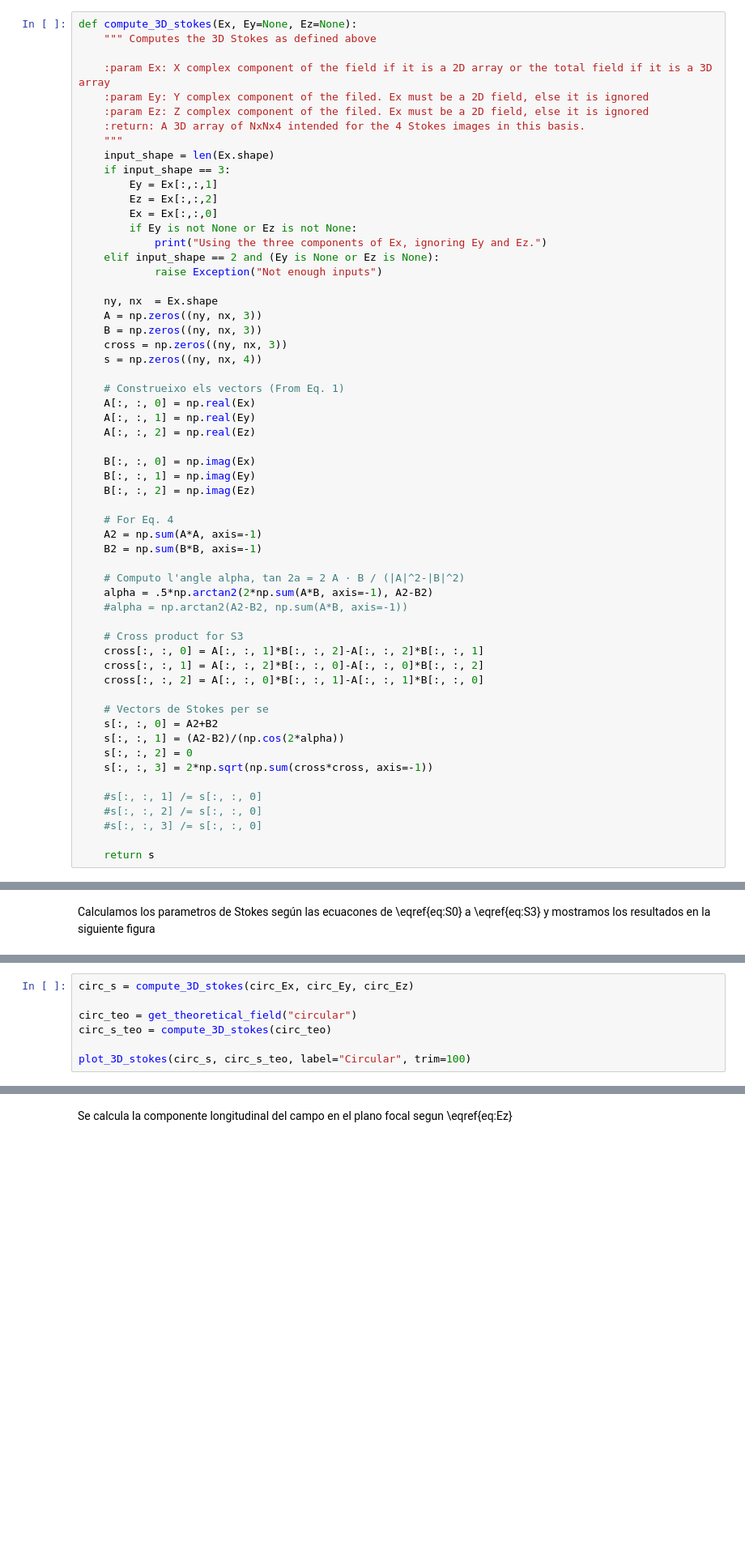
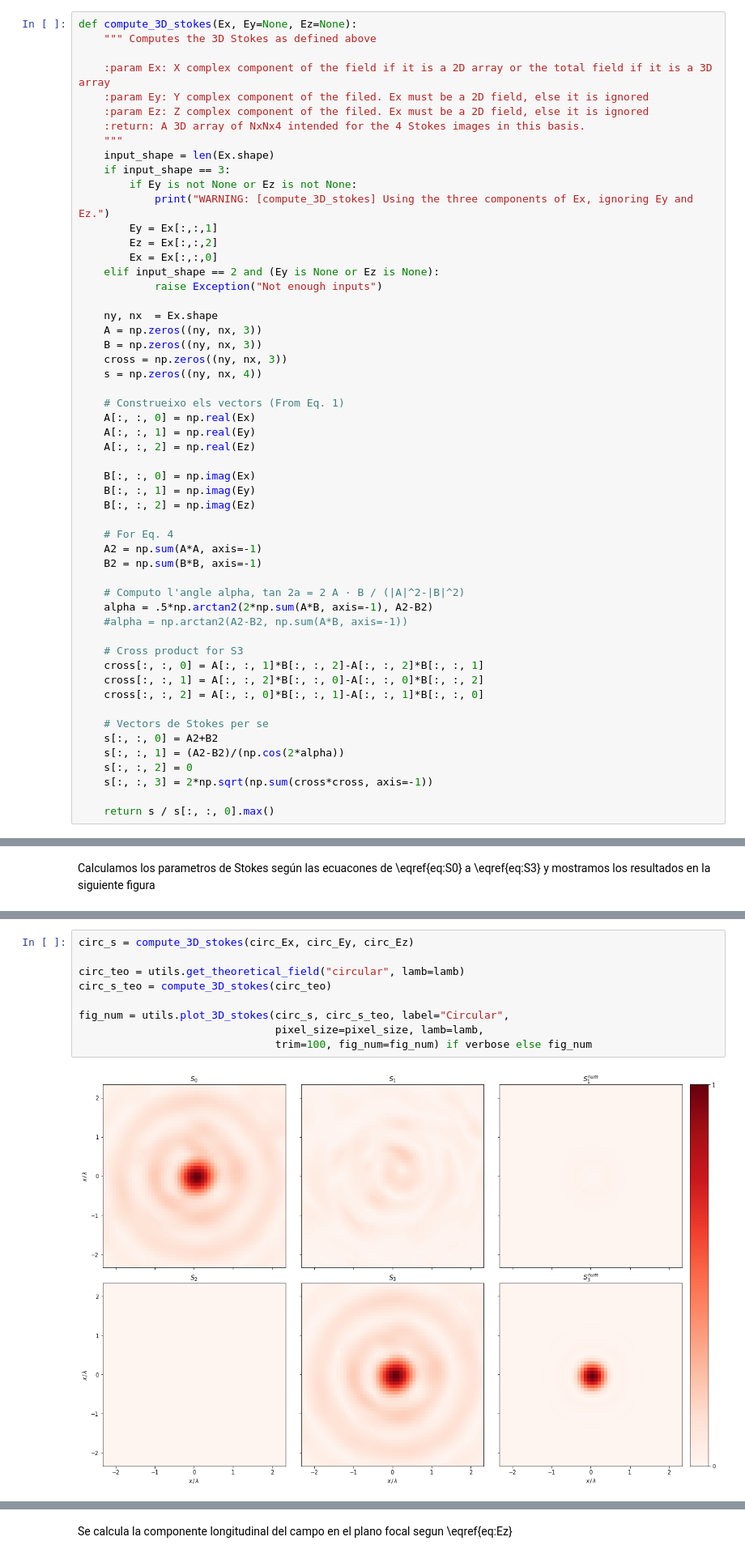
Before and after one commit to WavefrontEngUB/localStokes, a Jupyter notebook: Report.ipynb, the cells around one changed output, grey strips where cells are left out. Shown at 81% size. Drawn from its saved outputs; the diff is of its cells as text; blank space fills up the shorter version.

```diff
--- a/Report.ipynb
+++ b/Report.ipynb
@@ -164,11 +163,11 @@ def compute_3D_stokes(Ex, Ey=None, Ez=None):
     """
     input_shape = len(Ex.shape)
     if input_shape == 3:
+        if Ey is not None or Ez is not None:
+            print("WARNING: [compute_3D_stokes] Using the three components of Ex, ignoring Ey and Ez.")
         Ey = Ex[:,:,1]
         Ez = Ex[:,:,2]
         Ex = Ex[:,:,0]
-        if Ey is not None or Ez is not None:
-            print("Using the three components of Ex, ignoring Ey and Ez.")
     elif input_shape == 2 and (Ey is None or Ez is None):
             raise Exception("Not enough inputs")
 
@@ -206,11 +205,7 @@ def compute_3D_stokes(Ex, Ey=None, Ez=None):
     s[:, :, 2] = 0
     s[:, :, 3] = 2*np.sqrt(np.sum(cross*cross, axis=-1))
 
-    #s[:, :, 1] /= s[:, :, 0]
-    #s[:, :, 2] /= s[:, :, 0]
-    #s[:, :, 3] /= s[:, :, 0]
-
-    return s
+    return s / s[:, :, 0].max()
 # %% [markdown]
 ### 1. Campo incidente circularmente polarizado
 
@@ -498,8 +287,11 @@ def get_theoretical_field(kind, NA=0.7, lamb=520e-6, n = 256):
 # %%
 circ_s = compute_3D_stokes(circ_Ex, circ_Ey, circ_Ez)
 
-circ_teo = get_theoretical_field("circular")
+circ_teo = utils.get_theoretical_field("circular", lamb=lamb)
 circ_s_teo = compute_3D_stokes(circ_teo)
 
-plot_3D_stokes(circ_s, circ_s_teo, label="Circular", trim=100)
+fig_num = utils.plot_3D_stokes(circ_s, circ_s_teo, label="Circular",
+                               pixel_size=pixel_size, lamb=lamb,
+                               trim=100, fig_num=fig_num) if verbose else fig_num
 # %% [output]
+[figure, new version]
```
Also changed, not shown: parts of 31 cells of this notebook, 4 other files.
